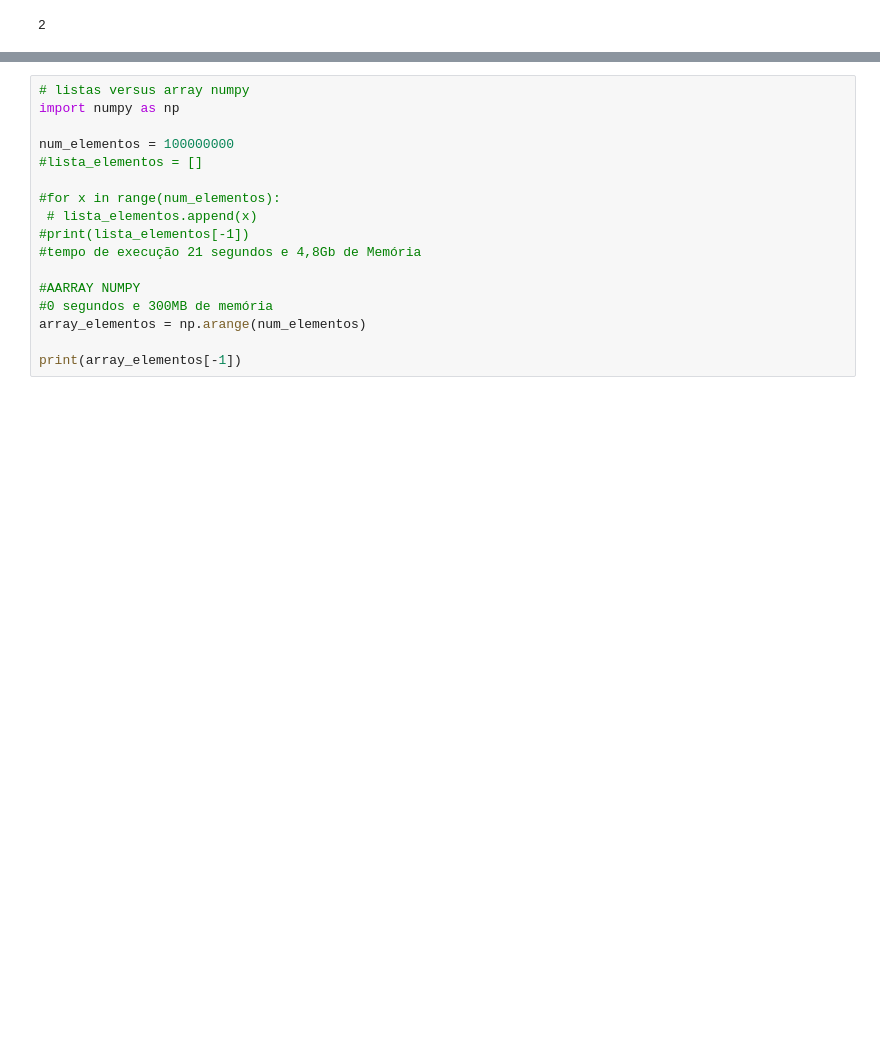
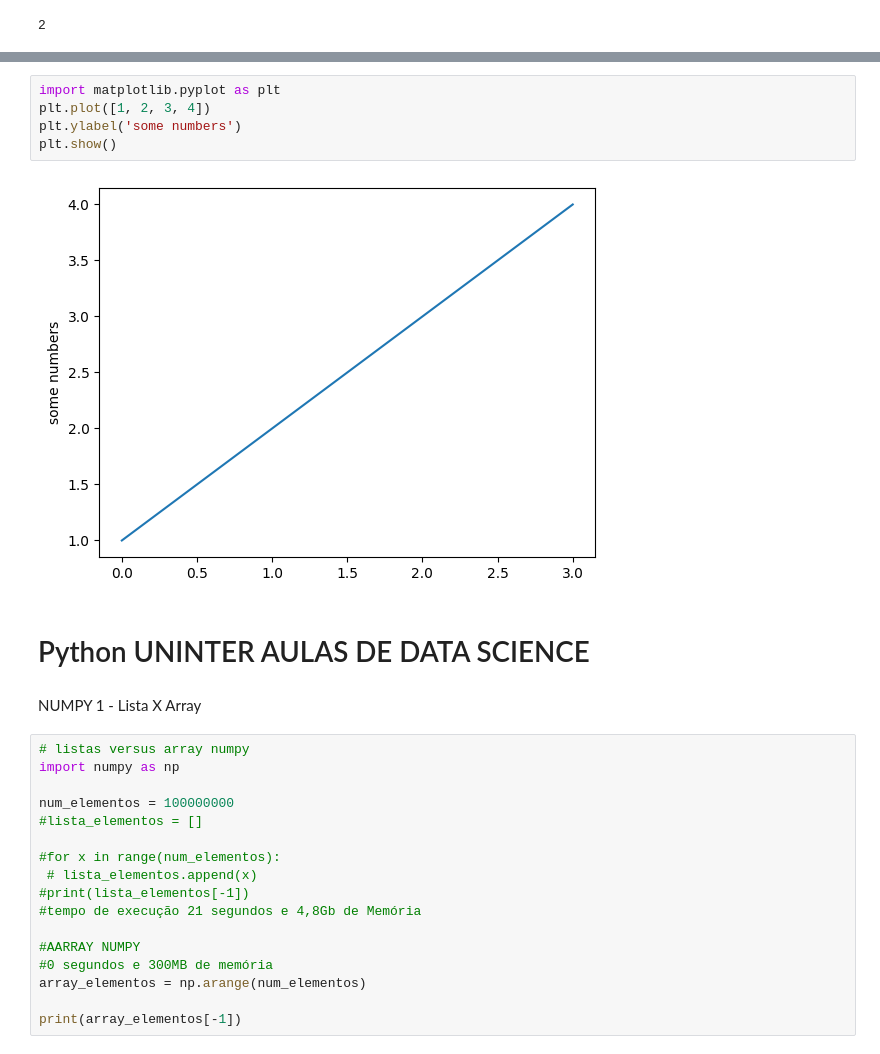
Before and after one commit to VonBeckera/Estudos-Python-Java, a Jupyter notebook: Estudos_python_davi_becker.ipynb, the cells around one changed output, grey strips where cells are left out. Drawn from its saved outputs; the diff is of its cells as text; blank space fills up the shorter version.

```diff
--- a/Estudos_python_davi_becker.ipynb
+++ b/Estudos_python_davi_becker.ipynb
@@ -3185,3 +3444,14 @@ O número 3 não foi encontrado
+# %%
+import matplotlib.pyplot as plt
+plt.plot([1, 2, 3, 4])
+plt.ylabel('some numbers')
+plt.show()
+# %% [output]
+[figure, added]
+# %% [markdown]
+# Python UNINTER AULAS DE DATA SCIENCE
+# %% [markdown]
+NUMPY 1 - Lista X Array
 # %%
 # listas versus array numpy
 import numpy as np
```
Also changed, not shown: parts of 28 cells of this notebook.
